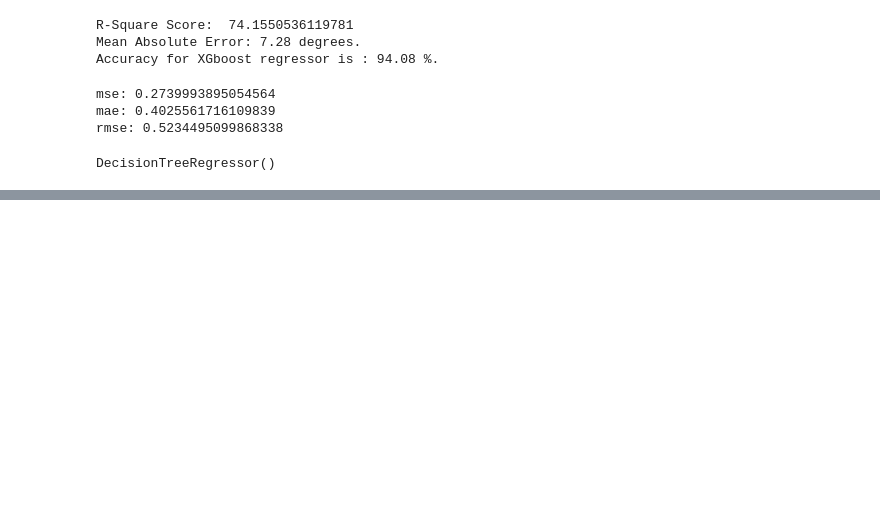
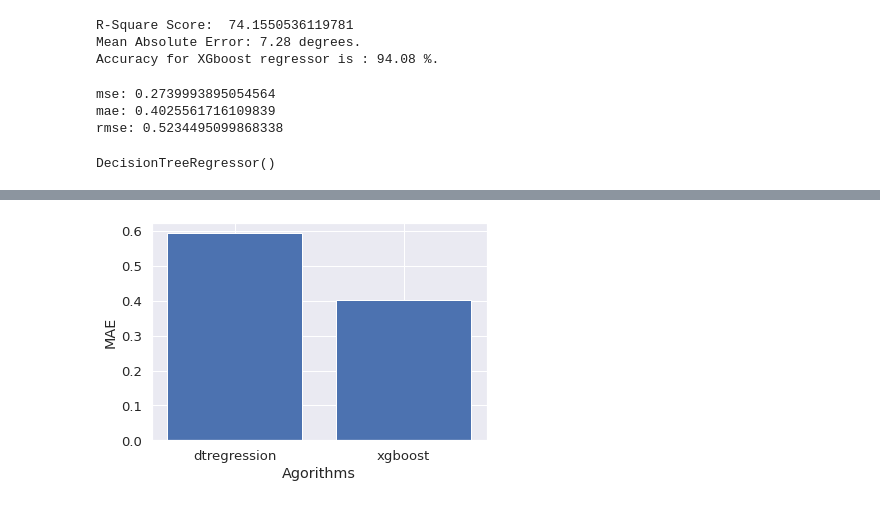
Before and after one commit to Devipriyanka7/bigmarketsale, a Jupyter notebook: bms.ipynb, the cells around one changed output, grey strips where cells are left out. Cells and saved outputs as stored; diff of their text form; code cells hidden in the pictures; blank space fills up the shorter version.

```diff
--- a/bms.ipynb
+++ b/bms.ipynb
@@ -503,8 +502,10 @@ R-Square Score:  74.1550536119781
 Mean Absolute Error: 7.28 degrees.
 Accuracy for XGboost regressor is : 94.08 %.
 # %%
-print('mse:',metrics.mean_squared_error(y_val, xg_boost_pred))
-print('mae:',metrics.mean_absolute_error(y_val, xg_boost_pred))
+xgb_mse=metrics.mean_squared_error(y_val, xg_boost_pred)
+print('mse:',xgb_mse)
+xgb_mae=metrics.mean_absolute_error(y_val, xg_boost_pred)
+print('mae:',xgb_mae)
 xg_rms = sqrt(mean_squared_error(y_val, xg_boost_pred))
 print("rmse:", xg_rms)
 # %% [output]
@@ -542,5 +544,7 @@ Accuracy for Decision tree regressor is : 91.39 %.
 # %%
+dtr_mse=metrics.mean_squared_error(y_val, dtree_pred)
 print('mse:',metrics.mean_squared_error(y_val, dtree_pred))
+dtr_mae=metrics.mean_absolute_error(y_val, dtree_pred)
 print('mae:',metrics.mean_absolute_error(y_val, dtree_pred))
 dtree_rms = sqrt(mean_squared_error(y_val, dtree_pred))
 print("rmse:", dtree_rms)
@@ -558,0 +577,7 @@ rmse_score
+# %%
+plt.bar(['dtregression','xgboost'],[dtr_mae,xgb_mae])
+plt.xlabel("Agorithms")
+plt.ylabel("MAE")
+plt.show()
+# %% [output]
+[figure, added]
```
Also changed, not shown: parts of 11 cells of this notebook.
